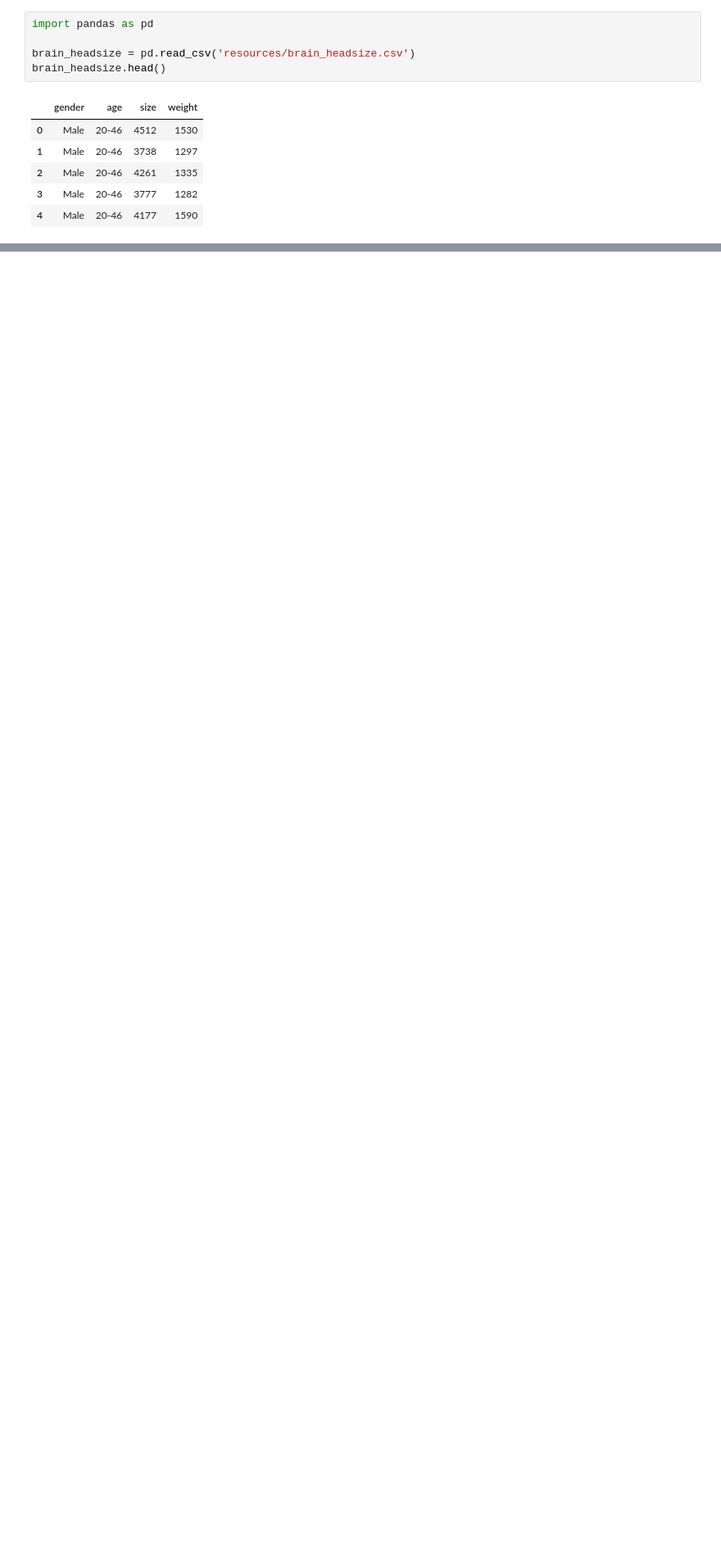
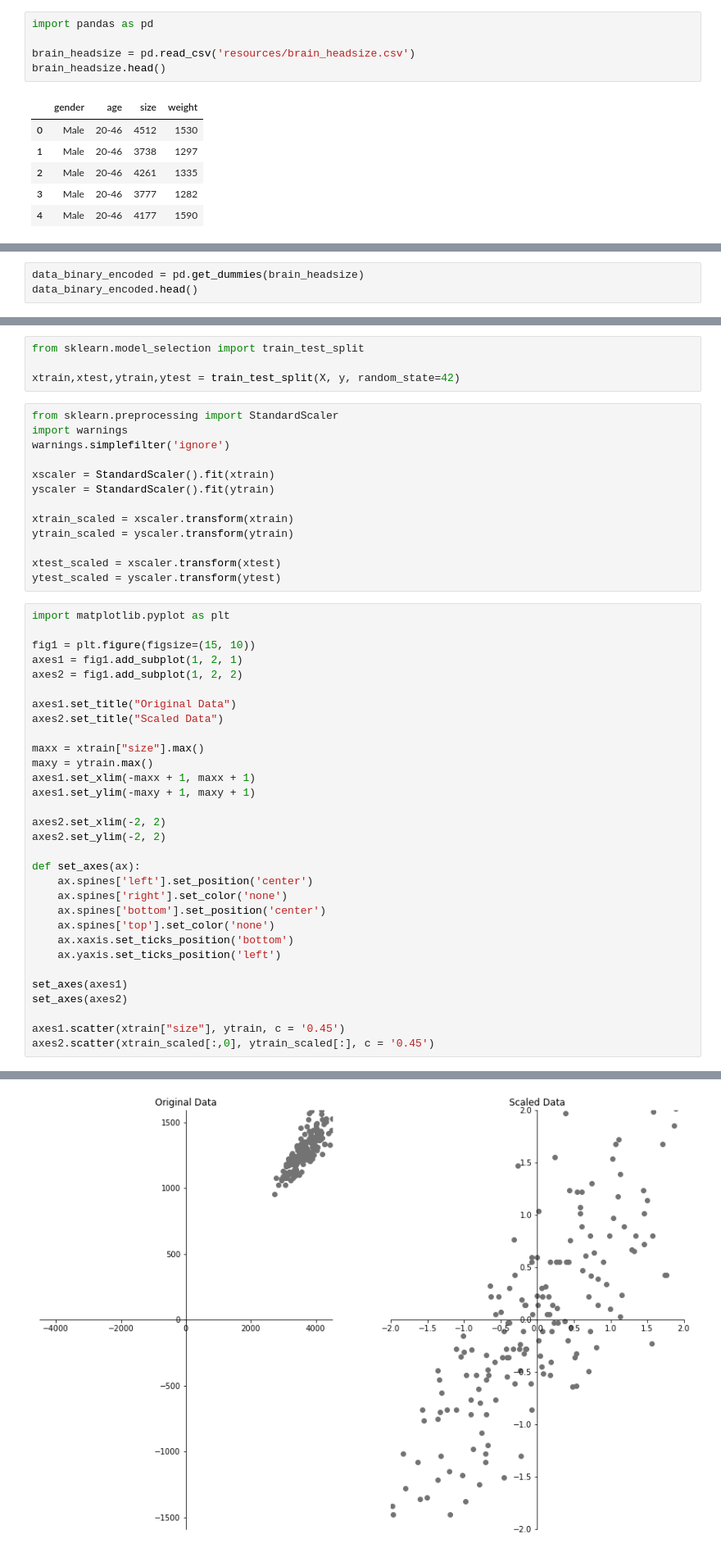
Before and after one commit to jimcel-tangonan/exploring-datasets, a Jupyter notebook: Brain weight(grams) and head size(cubic cm).ipynb, the cells around one changed output, grey strips where cells are left out. Shown at 82% size. Drawn from its saved outputs; the diff is of its cells as text; blank space fills up the shorter version.

```diff
--- a/Brain weight(grams) and head size(cubic cm).ipynb
+++ b/Brain weight(grams) and head size(cubic cm).ipynb
@@ -20,0 +27,3 @@ Converting strings, `gender` into numerical data. Using the `get_dummies` method
+# %%
+data_binary_encoded = pd.get_dummies(brain_headsize)
+data_binary_encoded.head()
@@ -20,0 +50,49 @@ Converting strings, `gender` into numerical data. Using the `get_dummies` method
+# %%
+from sklearn.model_selection import train_test_split
+
+xtrain,xtest,ytrain,ytest = train_test_split(X, y, random_state=42)
+# %%
+from sklearn.preprocessing import StandardScaler
+import warnings
+warnings.simplefilter('ignore')
+
+xscaler = StandardScaler().fit(xtrain)
+yscaler = StandardScaler().fit(ytrain)
+
+xtrain_scaled = xscaler.transform(xtrain)
+ytrain_scaled = yscaler.transform(ytrain)
+
+xtest_scaled = xscaler.transform(xtest)
+ytest_scaled = yscaler.transform(ytest)
+# %%
+import matplotlib.pyplot as plt
+
+fig1 = plt.figure(figsize=(15, 10))
+axes1 = fig1.add_subplot(1, 2, 1)
+axes2 = fig1.add_subplot(1, 2, 2)
+
+axes1.set_title("Original Data")
+axes2.set_title("Scaled Data")
+
+maxx = xtrain["size"].max()
+maxy = ytrain.max()
+axes1.set_xlim(-maxx + 1, maxx + 1)
+axes1.set_ylim(-maxy + 1, maxy + 1)
+
+axes2.set_xlim(-2, 2)
+axes2.set_ylim(-2, 2)
+
+def set_axes(ax):
+    ax.spines['left'].set_position('center')
+    ax.spines['right'].set_color('none')
+    ax.spines['bottom'].set_position('center')
+    ax.spines['top'].set_color('none')
+    ax.xaxis.set_ticks_position('bottom')
+    ax.yaxis.set_ticks_position('left')
+
+set_axes(axes1)
+set_axes(axes2)
+
+axes1.scatter(xtrain["size"], ytrain, c = '0.45')
+axes2.scatter(xtrain_scaled[:,0], ytrain_scaled[:], c = '0.45')
+# %% [output]
@@ -20,0 +100 @@ Converting strings, `gender` into numerical data. Using the `get_dummies` method
+[figure, added]
```
Also changed, not shown: parts of 12 cells of this notebook.
